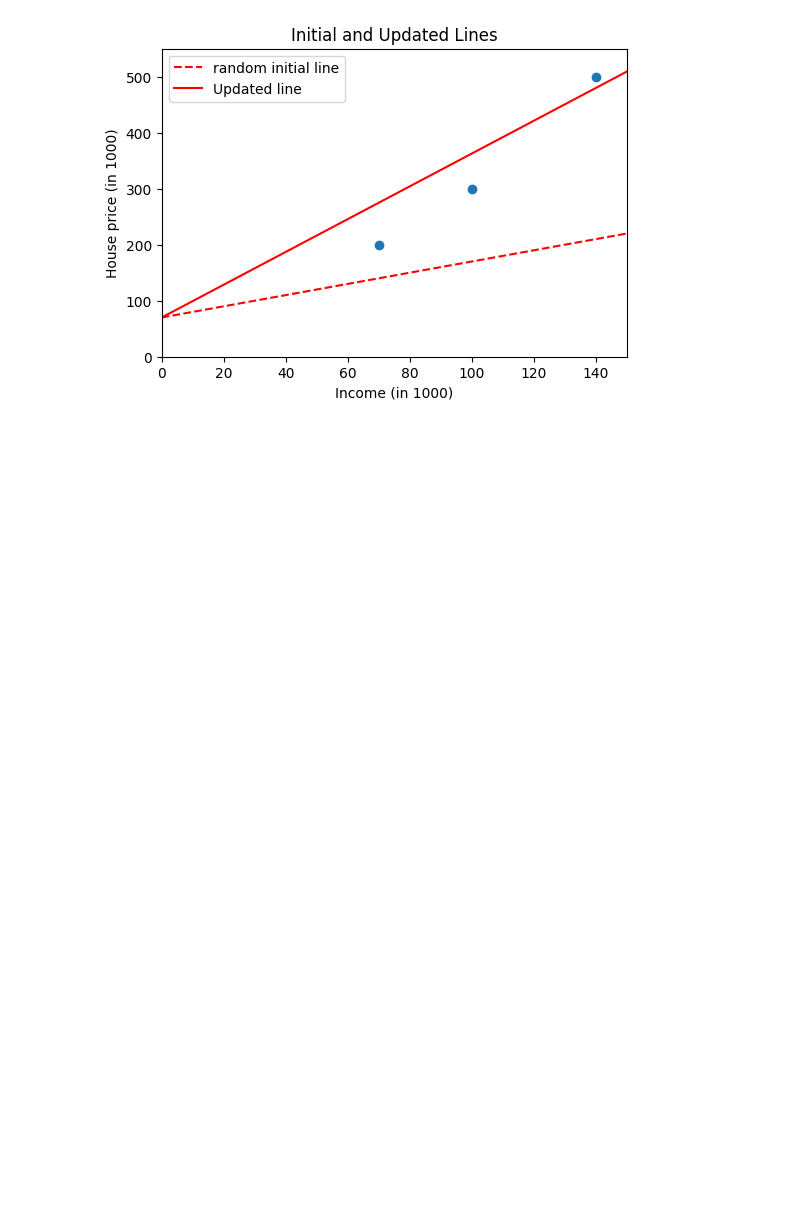
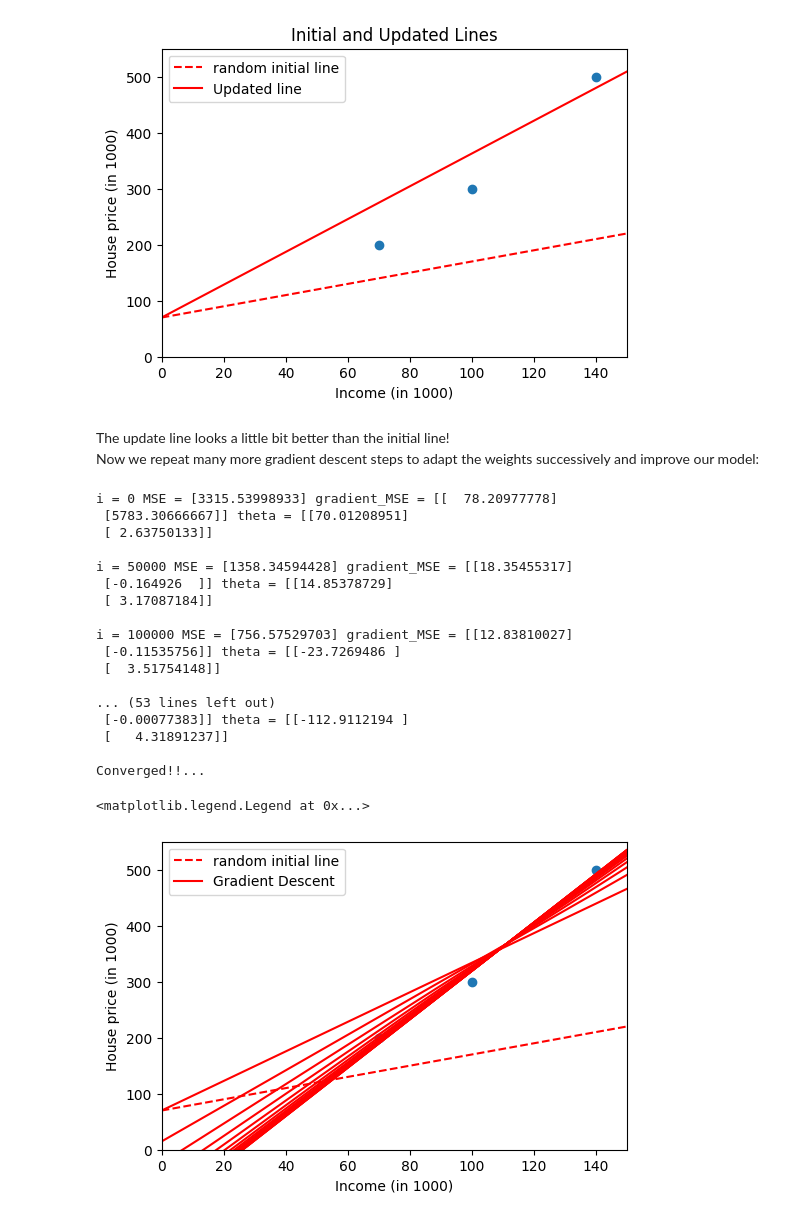
Before and after one commit to asnibir/Learning-ML, a Jupyter notebook: Gradient Descent/gradient_descent_by_hand.ipynb, the cells around one changed output. Saved outputs shown, nothing was run; the diff lists cells and outputs as text; code cells hidden in the pictures; blank space fills up the shorter version.

Commit message:
gradient descent done

```diff
--- a/Gradient Descent/gradient_descent_by_hand.ipynb
+++ b/Gradient Descent/gradient_descent_by_hand.ipynb
@@ -158,3 +158,53 @@ plt.title("Initial and Updated Lines")
 # %% [output]
 Text(0.5, 1.0, 'Initial and Updated Lines')
 [figure]
+# %% [markdown]
+The update line looks a little bit better than the initial line!\
+Now we repeat many more gradient descent steps to adapt the weights successively and improve our model:
+# %%
+# let's make a loop to repeat these steps over and over
+plot_init_data()
+for i in range(n_iter):
+    # calculate MSE with current parameters theta
+    MSE = 1/m * ((x_with_bias[0] @ theta - y[0])**2 + (x_with_bias[1] @ theta - y[1])**2 + (x_with_bias[2] @ theta - y[2])**2)
+
+    # calculate partial derivatives of MSE with respect to theta
+    partial0_MSE = 2/m * (((x_with_bias[0] @ theta - y[0]) * x_with_bias[0][0]) + ((x_with_bias[1] @ theta - y[1]) * x_with_bias[1][0]) + ((x_with_bias[2] @ theta - y[2]) * x_with_bias[2][0]))
+    partial1_MSE = 2/m * (((x_with_bias[0] @ theta - y[0]) * x_with_bias[0][1]) + ((x_with_bias[1] @ theta - y[1]) * x_with_bias[1][1]) + ((x_with_bias[2] @ theta - y[2]) * x_with_bias[2][1]))
+
+    # the gradient is just a vector containting these partial derivatives
+    gradient_MSE = np.array([partial0_MSE, partial1_MSE])
+
+    # update theta
+    theta = theta - alpha * gradient_MSE
+
+    # print and plot some info and check for conversion
+    if i % print_every == 0:
+        print('i =', i, 'MSE =', MSE, 'gradient_MSE =', gradient_MSE, 'theta =', theta, '\n')
+        plt.plot(x_points, theta[0] + theta[1]*x_points, color='r', label = 'Gradient Descent' if i == 0 else "")
+
+        if np.linalg.norm(gradient_MSE) < eps:
+            print('Converged!!...')
+            break
+
+plt.legend()
+# %% [output]
+i = 0 MSE = [3315.53998933] gradient_MSE = [[  78.20977778]
+ [5783.30666667]] theta = [[70.01208951]
+ [ 2.63750133]]
+
+i = 50000 MSE = [1358.34594428] gradient_MSE = [[18.35455317]
+ [-0.164926  ]] theta = [[14.85378729]
+ [ 3.17087184]]
+
+i = 100000 MSE = [756.57529703] gradient_MSE = [[12.83810027]
+ [-0.11535756]] theta = [[-23.7269486 ]
+ [  3.51754148]]
+
+... (53 lines left out)
+ [-0.00077383]] theta = [[-112.9112194 ]
+ [   4.31891237]]
+
+Converged!!...
+<matplotlib.legend.Legend at 0x...>
+[figure, added]
```
Also changed, not shown: parts of 2 cells of this notebook.
